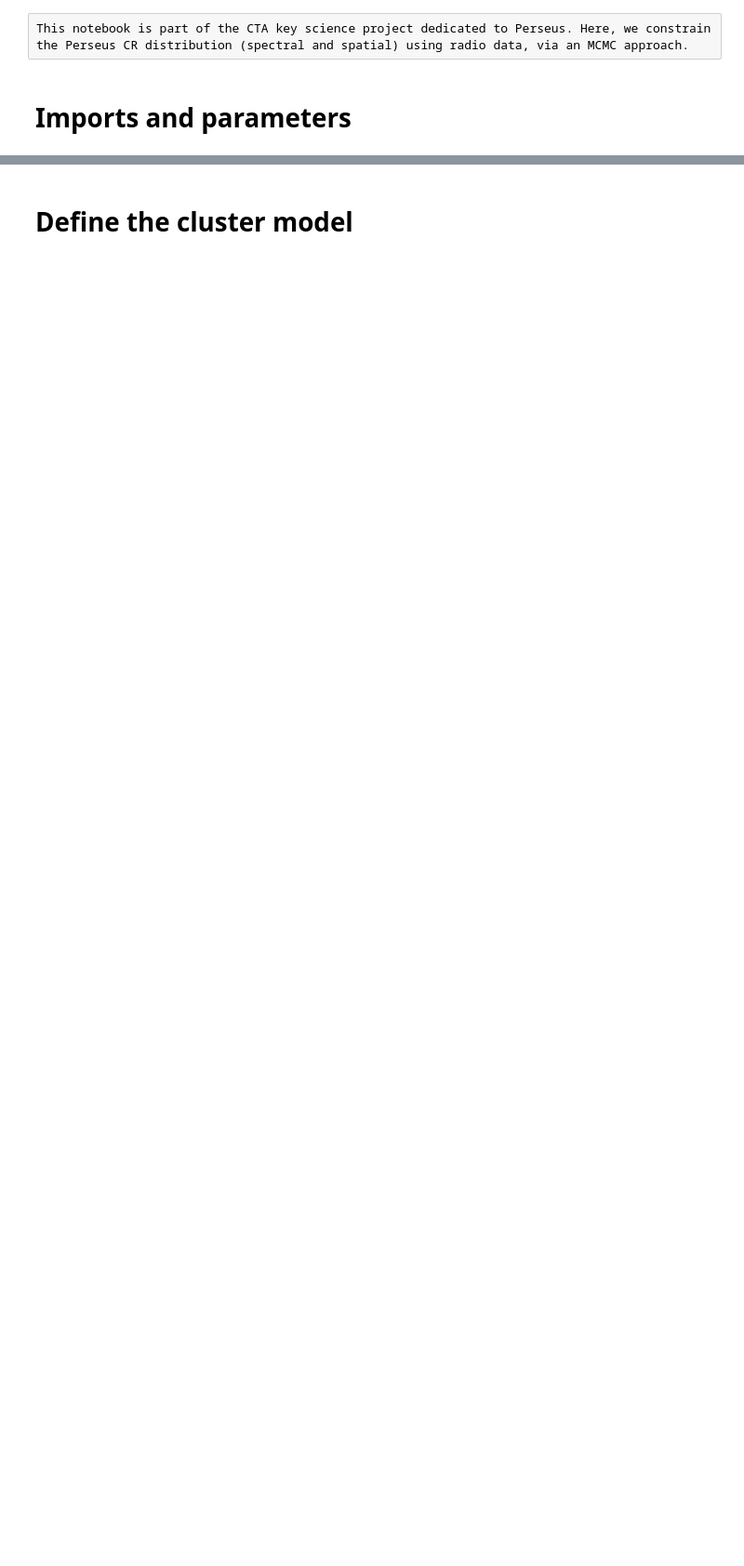
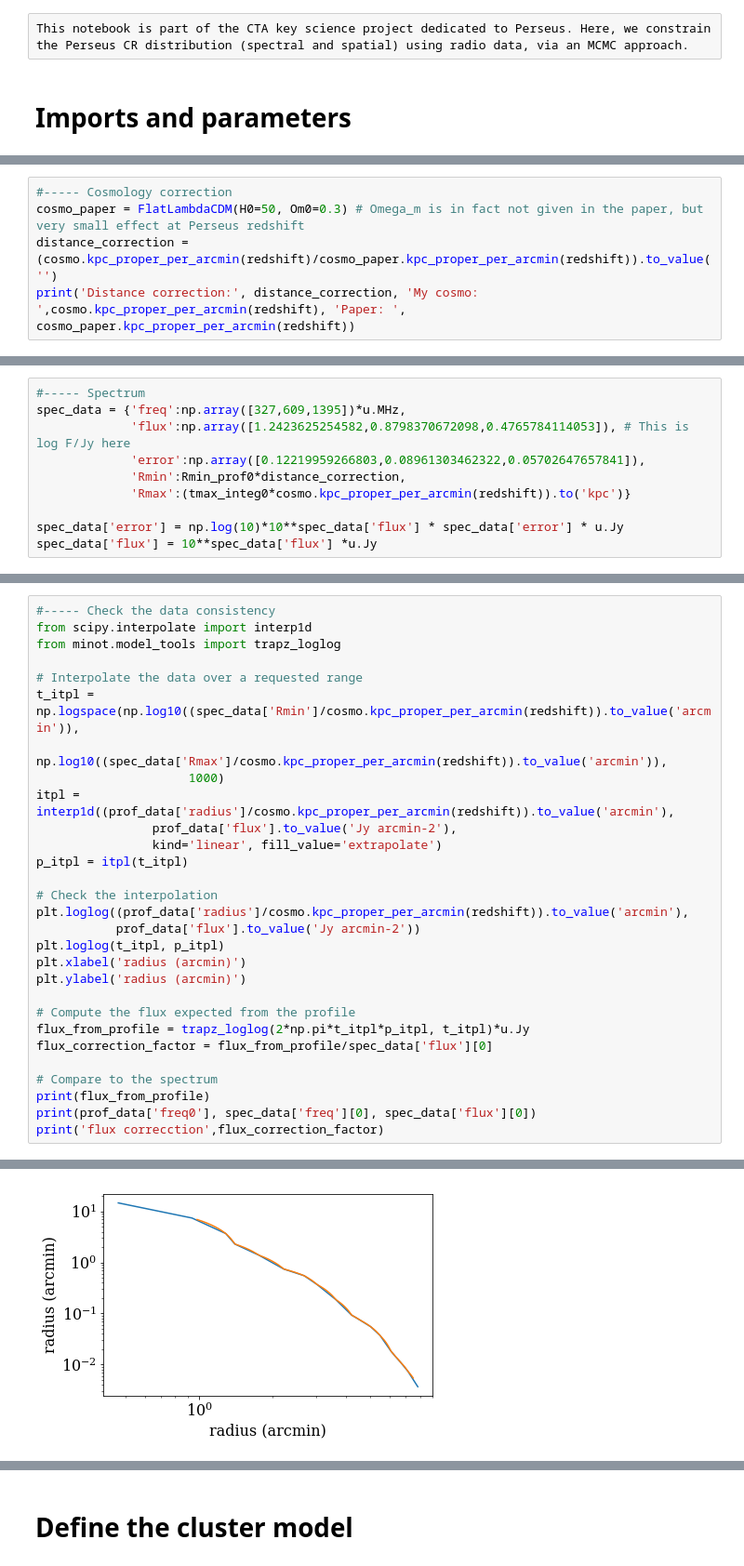
Before and after one commit to remi-adam/minot, a Jupyter notebook: notebook/cta_perseus_constrain_cr_distribution_from_radio.ipynb, the cells around one changed output, grey strips where cells are left out. Shown: that part at 93% size. Drawn from its saved outputs; the diff is of its cells as text; blank space fills up the shorter version.

```diff
--- a/notebook/cta_perseus_constrain_cr_distribution_from_radio.ipynb
+++ b/notebook/cta_perseus_constrain_cr_distribution_from_radio.ipynb
@@ -40,0 +64,5 @@ reset_mcmc = True
+# %%
+#----- Cosmology correction
+cosmo_paper = FlatLambdaCDM(H0=50, Om0=0.3) # Omega_m is in fact not given in the paper, but very small effect at Perseus redshift
+distance_correction = (cosmo.kpc_proper_per_arcmin(redshift)/cosmo_paper.kpc_proper_per_arcmin(redshift)).to_value('')
+print('Distance correction:', distance_correction, 'My cosmo: ',cosmo.kpc_proper_per_arcmin(redshift), 'Paper: ', cosmo_paper.kpc_proper_per_arcmin(redshift))
@@ -92,0 +97,10 @@ plt.grid()
+# %%
+#----- Spectrum
+spec_data = {'freq':np.array([327,609,1395])*u.MHz,
+             'flux':np.array([1.2423625254582,0.8798370672098,0.4765784114053]), # This is log F/Jy here
+             'error':np.array([0.12219959266803,0.08961303462322,0.05702647657841]),
+             'Rmin':Rmin_prof0*distance_correction,
+             'Rmax':(tmax_integ0*cosmo.kpc_proper_per_arcmin(redshift)).to('kpc')}
+
+spec_data['error'] = np.log(10)*10**spec_data['flux'] * spec_data['error'] * u.Jy
+spec_data['flux'] = 10**spec_data['flux'] *u.Jy
@@ -92,0 +115,30 @@ plt.grid()
+# %%
+#----- Check the data consistency
+from scipy.interpolate import interp1d
+from minot.model_tools import trapz_loglog
+
+# Interpolate the data over a requested range
+t_itpl = np.logspace(np.log10((spec_data['Rmin']/cosmo.kpc_proper_per_arcmin(redshift)).to_value('arcmin')),
+                     np.log10((spec_data['Rmax']/cosmo.kpc_proper_per_arcmin(redshift)).to_value('arcmin')),
+                     1000)
+itpl = interp1d((prof_data['radius']/cosmo.kpc_proper_per_arcmin(redshift)).to_value('arcmin'),
+                prof_data['flux'].to_value('Jy arcmin-2'),
+                kind='linear', fill_value='extrapolate')
+p_itpl = itpl(t_itpl)
+
+# Check the interpolation
+plt.loglog((prof_data['radius']/cosmo.kpc_proper_per_arcmin(redshift)).to_value('arcmin'),
+           prof_data['flux'].to_value('Jy arcmin-2'))
+plt.loglog(t_itpl, p_itpl)
+plt.xlabel('radius (arcmin)')
+plt.ylabel('radius (arcmin)')
+
+# Compute the flux expected from the profile
+flux_from_profile = trapz_loglog(2*np.pi*t_itpl*p_itpl, t_itpl)*u.Jy
+flux_correction_factor = flux_from_profile/spec_data['flux'][0]
+
+# Compare to the spectrum
+print(flux_from_profile)
+print(prof_data['freq0'], spec_data['freq'][0], spec_data['flux'][0])
+print('flux correcction',flux_correction_factor)
+# %% [output]
@@ -92,0 +148 @@ plt.grid()
+[figure, added]
```
Also changed, not shown: parts of 32 cells of this notebook, 1 other file.
